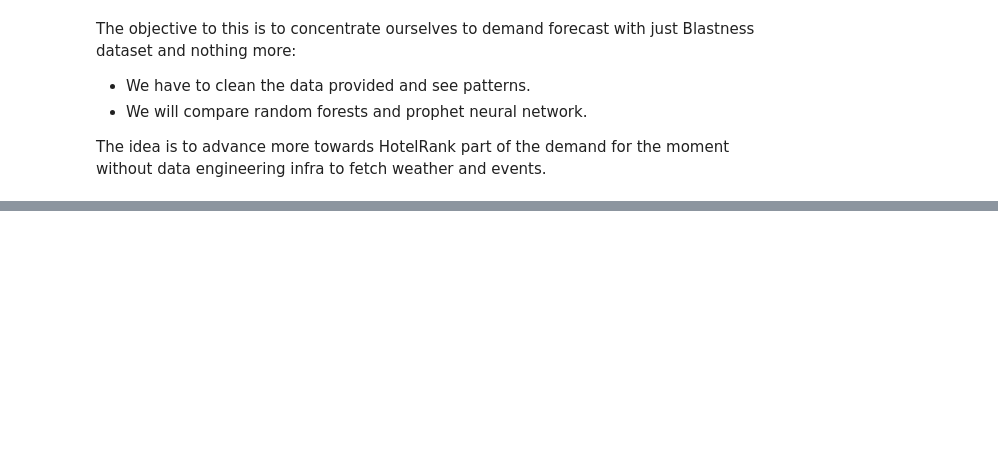
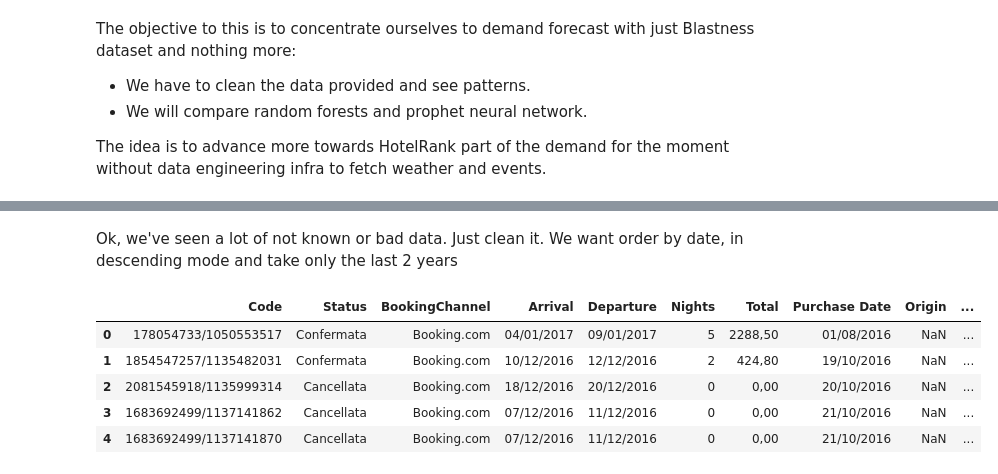
Before and after one commit to CCT-Dublin/capstone-project-feb-2024-pt-giorgiozoppi, a Jupyter notebook: DataExplationAndModel.ipynb, the cells around one changed output, grey strips where cells are left out. Drawn from its saved outputs; the diff is of its cells as text; code cells hidden in the pictures; blank space fills up the shorter version.

```diff
--- a/DataExplationAndModel.ipynb
+++ b/DataExplationAndModel.ipynb
@@ -56,0 +75,6 @@ IndentationError: unexpected indent (1351799555.py, line 27)
+# %%
+# Merge DataFrames
+merged_df = pd.concat(hotelsbookings, ignore_index=True)
+# Display the merged DataFrame
+print("Merged DataFrame:")
+print(merged_df)
@@ -56,0 +99,11 @@ IndentationError: unexpected indent (1351799555.py, line 27)
+# %% [markdown]
+Ok, we've seen a lot of not known or bad data. Just clean it. We want order by date, in descending mode and take only the last 2 years
+# %%
+merged_df.head()
+# %% [output]
+|  | Code | Status | BookingChannel | Arrival | Departure | Nights | Total | Purchase Date | Origin | ... |
+| 0 | 178054733/1050553517 | Confermata | Booking.com | 04/01/2017 | 09/01/2017 | 5 | 2288,50 | 01/08/2016 | NaN | ... |
+| 1 | 1854547257/1135482031 | Confermata | Booking.com | 10/12/2016 | 12/12/2016 | 2 | 424,80 | 19/10/2016 | NaN | ... |
+| 2 | 2081545918/1135999314 | Cancellata | Booking.com | 18/12/2016 | 20/12/2016 | 0 | 0,00 | 20/10/2016 | NaN | ... |
+| 3 | 1683692499/1137141862 | Cancellata | Booking.com | 07/12/2016 | 11/12/2016 | 0 | 0,00 | 21/10/2016 | NaN | ... |
+| 4 | 1683692499/1137141870 | Cancellata | Booking.com | 07/12/2016 | 11/12/2016 | 0 | 0,00 | 21/10/2016 | NaN | ... |
```
Also changed, not shown: parts of 4 cells of this notebook.
